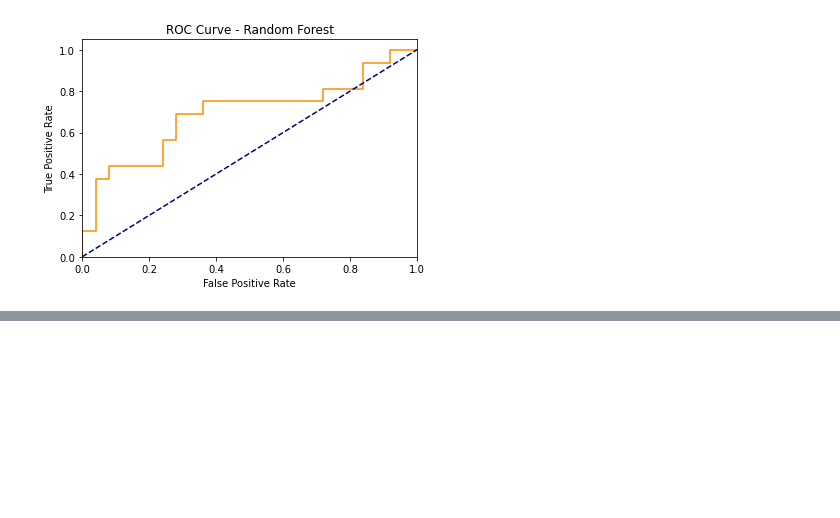
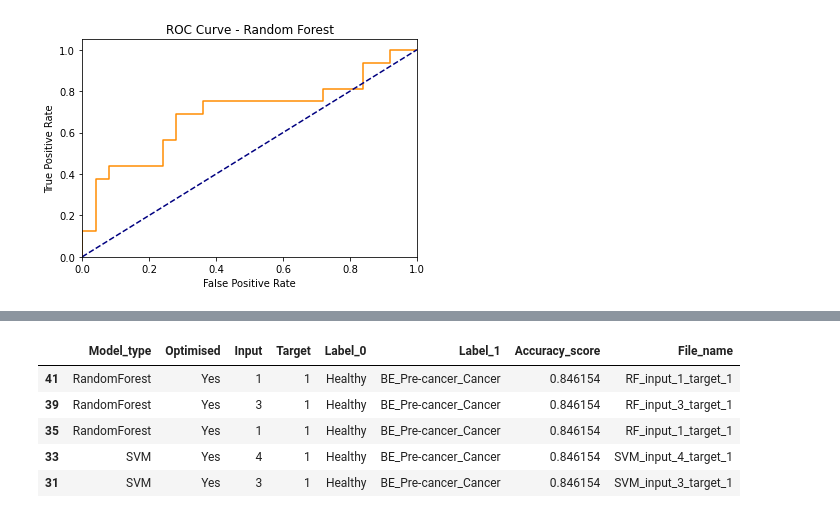
Before and after one commit to Frankr22/Machine-Learning-for-Oesophageal-Cancer-Diagnosis, a Jupyter notebook: Models/Model_performance_tracking.ipynb, the cells around one changed output, grey strips where cells are left out. Drawn from its saved outputs; the diff is of its cells as text; code cells hidden in the pictures; blank space fills up the shorter version.

```diff
--- a/Models/Model_performance_tracking.ipynb
+++ b/Models/Model_performance_tracking.ipynb
@@ -1482,0 +1505,11 @@ Pre-cancer_Cancer       0.58      0.69      0.63        16
+# %%
+t1 = model_df[model_df['Target'] == 1]
+t1 = t1.sort_values('Accuracy_score', ascending=False)
+t1.head()
+# %% [output]
+|  | Model_type | Optimised | Input | Target | Label_0 | Label_1 | Accuracy_score | File_name |
+| 41 | RandomForest | Yes | 1 | 1 | Healthy | BE_Pre-cancer_Cancer | 0.846154 | RF_input_1_target_1 |
+| 39 | RandomForest | Yes | 3 | 1 | Healthy | BE_Pre-cancer_Cancer | 0.846154 | RF_input_3_target_1 |
+| 35 | RandomForest | Yes | 1 | 1 | Healthy | BE_Pre-cancer_Cancer | 0.846154 | RF_input_1_target_1 |
+| 33 | SVM | Yes | 4 | 1 | Healthy | BE_Pre-cancer_Cancer | 0.846154 | SVM_input_4_target_1 |
+| 31 | SVM | Yes | 3 | 1 | Healthy | BE_Pre-cancer_Cancer | 0.846154 | SVM_input_3_target_1 |
```
Also changed, not shown: parts of 6 cells of this notebook, 1 other file.
